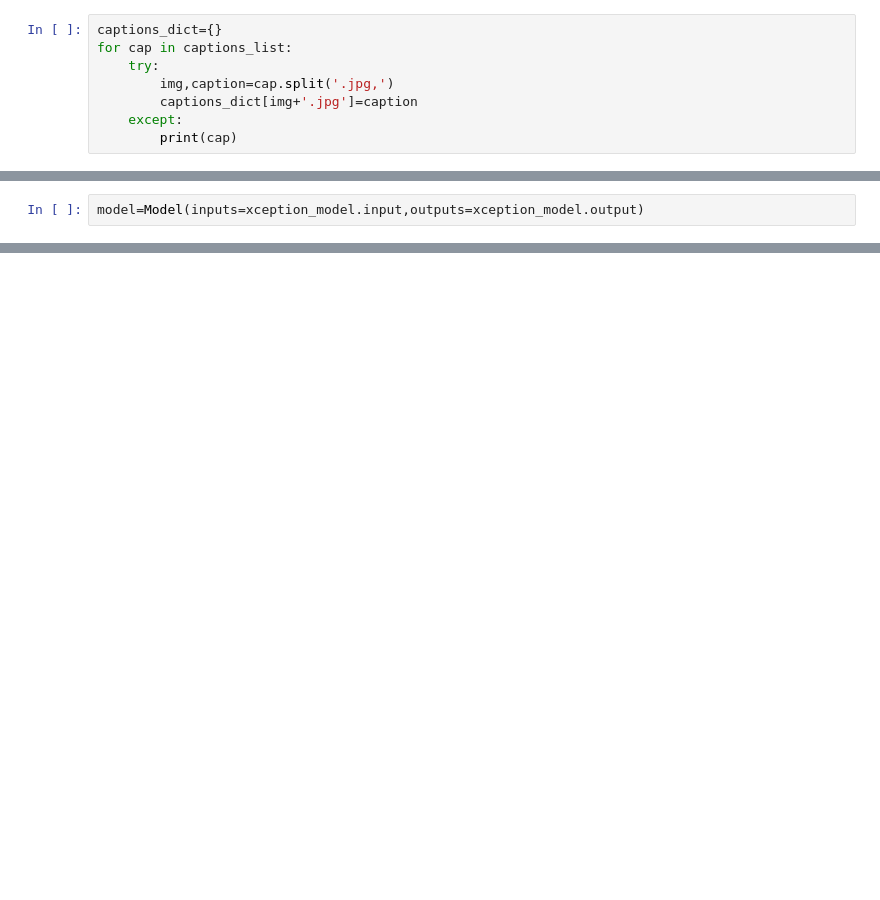
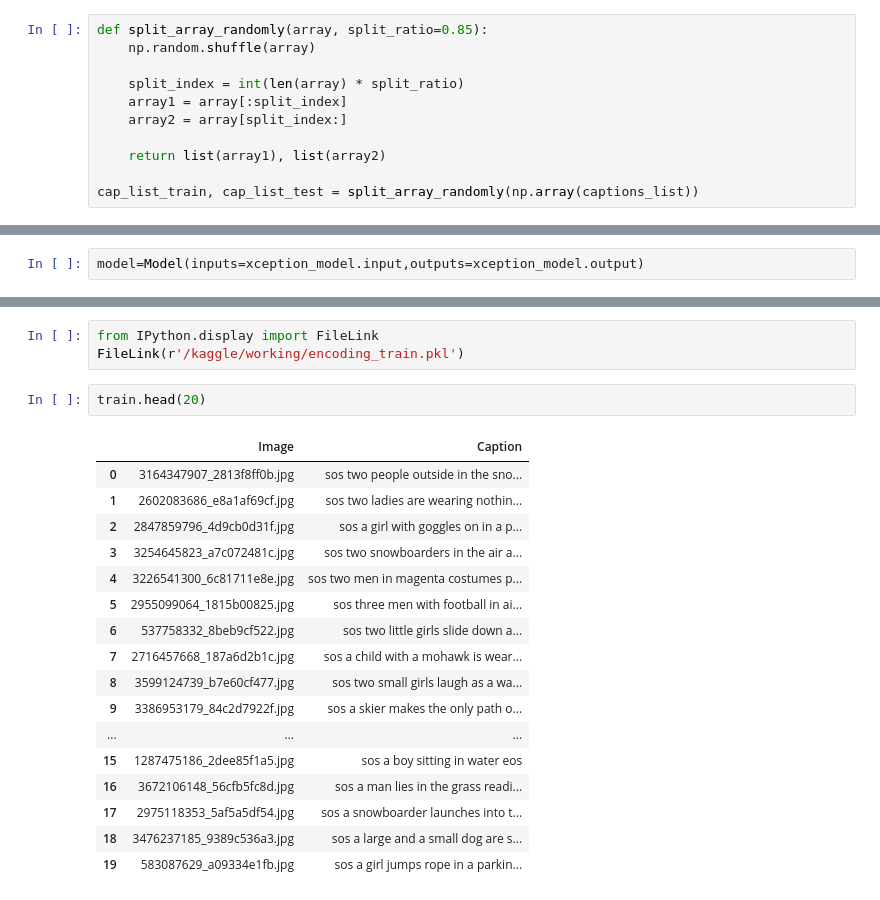
Before and after one commit to Humzafazal72/Image-Captioning, a Jupyter notebook: Image_Captioning.ipynb, the cells around one changed output, grey strips where cells are left out. Drawn from its saved outputs; the diff is of its cells as text; blank space fills up the shorter version.

```diff
--- a/Image_Captioning.ipynb
+++ b/Image_Captioning.ipynb
@@ -26,11 +28,14 @@ captions_list[0],captions_list[100],len(captions_list)
 ('1000268201_693b08cb0e.jpg,A child in a pink dress is climbing up a set of stairs in an entry way .\n',
  '1024138940_f1fefbdce1.jpg,Two different breeds of brown and white dogs play on the beach .\n',
  40455)
-# %%
-captions_dict={}
-for cap in captions_list:
-    try:
-        img,caption=cap.split('.jpg,')
-        captions_dict[img+'.jpg']=caption
-    except:
-        print(cap)
+# %%
+def split_array_randomly(array, split_ratio=0.85):
+    np.random.shuffle(array)
+
+    split_index = int(len(array) * split_ratio)
+    array1 = array[:split_index]
+    array2 = array[split_index:]
+
+    return list(array1), list(array2)
+
+cap_list_train, cap_list_test = split_array_randomly(np.array(captions_list))
@@ -192,0 +238,23 @@ plt.show()
+# %%
+from IPython.display import FileLink
+FileLink(r'/kaggle/working/encoding_train.pkl')
+# %%
+train.head(20)
+# %% [output]
+|  | Image | Caption |
+| 0 | 3164347907_2813f8ff0b.jpg | sos two people outside in the sno... |
+| 1 | 2602083686_e8a1af69cf.jpg | sos two ladies are wearing nothin... |
+| 2 | 2847859796_4d9cb0d31f.jpg | sos a girl with goggles on in a p... |
+| 3 | 3254645823_a7c072481c.jpg | sos two snowboarders in the air a... |
+| 4 | 3226541300_6c81711e8e.jpg | sos two men in magenta costumes p... |
+| 5 | 2955099064_1815b00825.jpg | sos three men with football in ai... |
+| 6 | 537758332_8beb9cf522.jpg | sos two little girls slide down a... |
+| 7 | 2716457668_187a6d2b1c.jpg | sos a child with a mohawk is wear... |
+| 8 | 3599124739_b7e60cf477.jpg | sos two small girls laugh as a wa... |
+| 9 | 3386953179_84c2d7922f.jpg | sos a skier makes the only path o... |
+| ... | ... | ... |
+| 15 | 1287475186_2dee85f1a5.jpg | sos a boy sitting in water eos |
+| 16 | 3672106148_56cfb5fc8d.jpg | sos a man lies in the grass readi... |
+| 17 | 2975118353_5af5a5df54.jpg | sos a snowboarder launches into t... |
+| 18 | 3476237185_9389c536a3.jpg | sos a large and a small dog are s... |
+| 19 | 583087629_a09334e1fb.jpg | sos a girl jumps rope in a parkin... |
```
Also changed, not shown: parts of 23 cells of this notebook.
